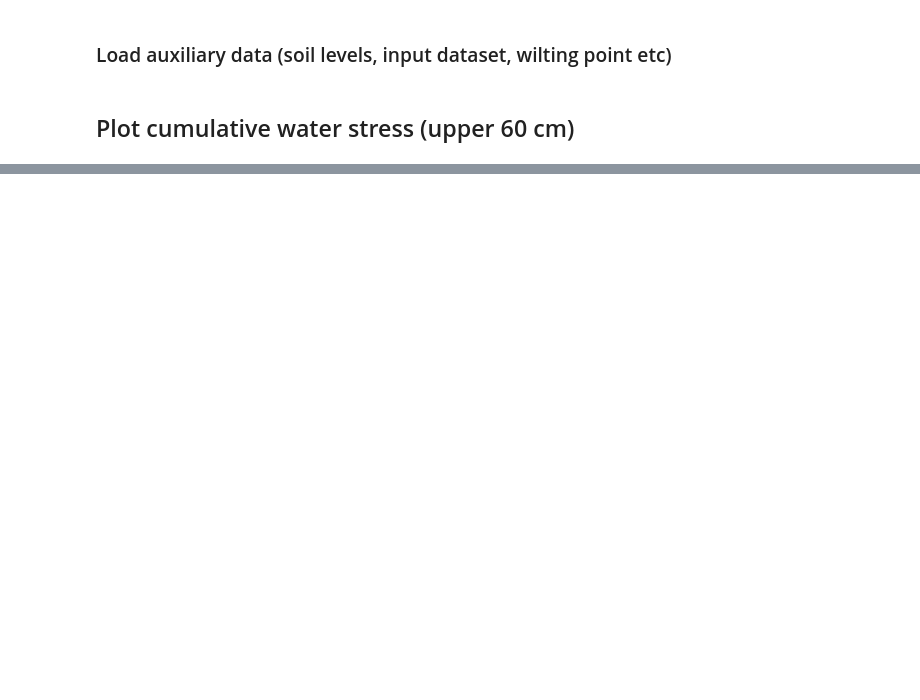
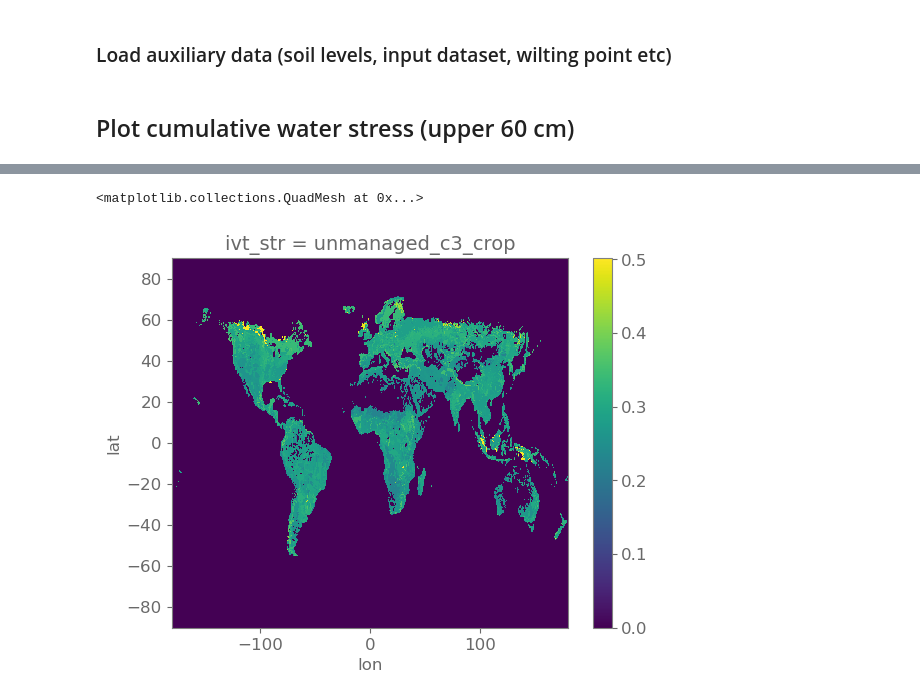
Before and after one commit to Ivanderkelen/Vanderkelen_etal_2025_BG, a Jupyter notebook: notebooks/plot_waterstress.ipynb, the cells around one changed output, grey strips where cells are left out. Saved outputs shown, nothing was run; the diff lists cells and outputs as text; code cells hidden in the pictures; blank space fills up the shorter version.

```diff
--- a/notebooks/plot_waterstress.ipynb
+++ b/notebooks/plot_waterstress.ipynb
@@ -226,0 +420,5 @@ for scenario in scenarios:
+# %%
+da_watsat_m.mean('time').plot()
+# %% [output]
+<matplotlib.collections.QuadMesh at 0x...>
+[figure, added]
```
Also changed, not shown: parts of 18 cells of this notebook.
